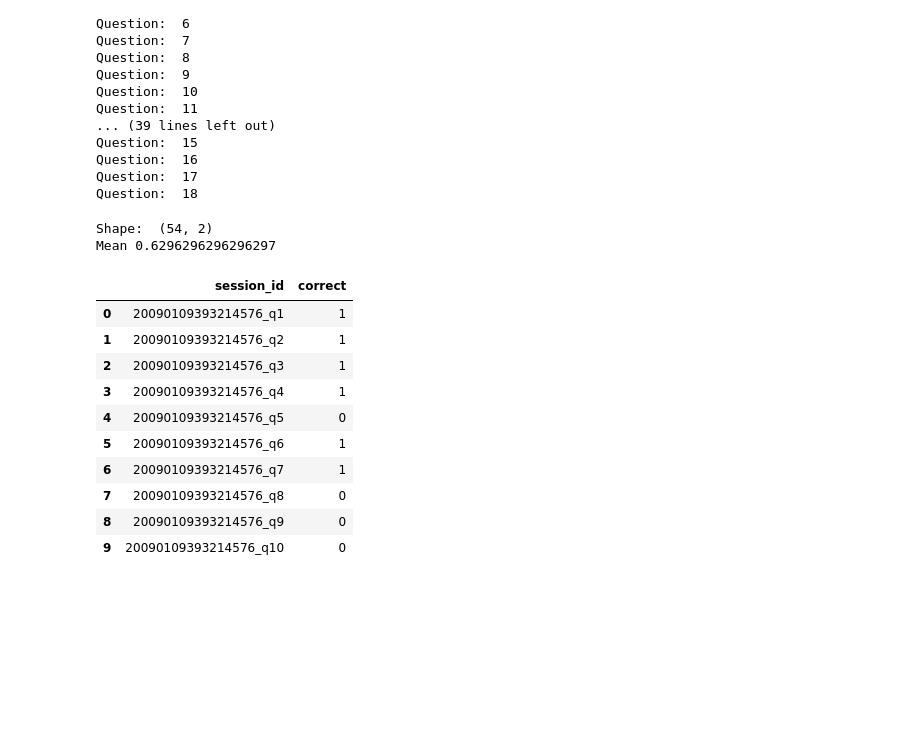
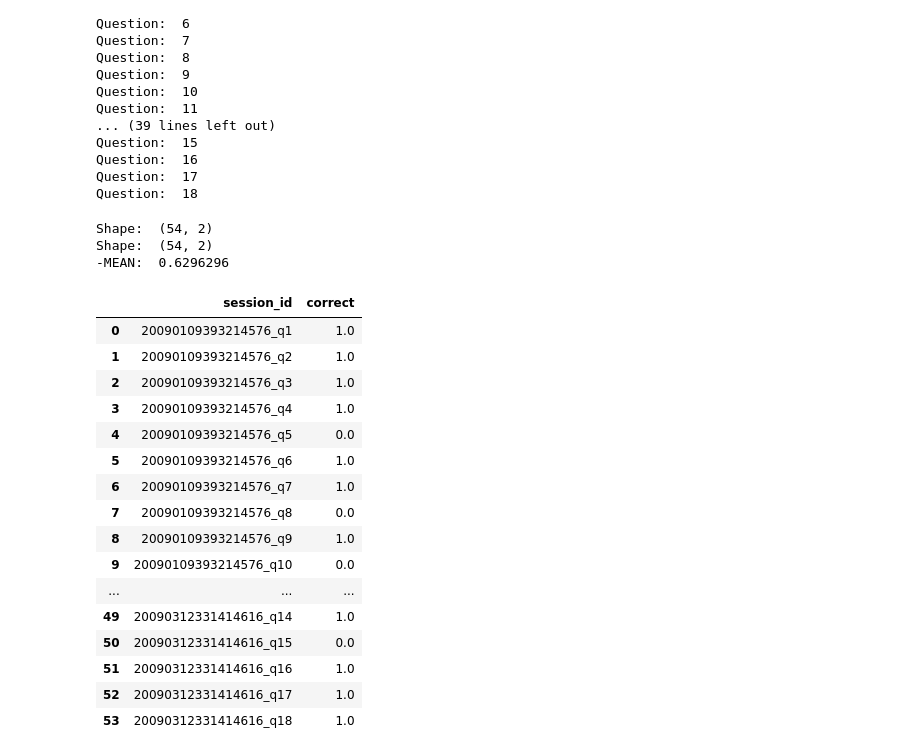
Before and after one commit to javihm77/kaggleChapu, a Jupyter notebook: catboost-baseline-chapu.ipynb, the cells around one changed output. Drawn from its saved outputs; the diff is of its cells as text; code cells hidden in the pictures; blank space fills up the shorter version.

```diff
--- a/catboost-baseline-chapu.ipynb
+++ b/catboost-baseline-chapu.ipynb
@@ -766,19 +770,29 @@ Question:  18
 # %%
 sub = pd.read_csv('submission.csv')
 print("Shape: ",sub.shape)
-print("Mean", sub.correct.mean())
-sub.head(10)
+sub1 = sub[sub["session_id"].str.contains("session_id") == False]
+print("Shape: ",sub1.shape)
+sub1["correct"] = pd.to_numeric(sub1["correct"], downcast="float")
+print("-MEAN: ",np.mean(sub1["correct"]))
+sub1.head(109)
 # %% [output]
 Shape:  (54, 2)
-Mean 0.6296296296296297
+Shape:  (54, 2)
+-MEAN:  0.6296296
 |  | session_id | correct |
-| 0 | 20090109393214576_q1 | 1 |
-| 1 | 20090109393214576_q2 | 1 |
-| 2 | 20090109393214576_q3 | 1 |
-| 3 | 20090109393214576_q4 | 1 |
-| 4 | 20090109393214576_q5 | 0 |
-| 5 | 20090109393214576_q6 | 1 |
-| 6 | 20090109393214576_q7 | 1 |
-| 7 | 20090109393214576_q8 | 0 |
-| 8 | 20090109393214576_q9 | 0 |
-| 9 | 20090109393214576_q10 | 0 |
+| 0 | 20090109393214576_q1 | 1.0 |
+| 1 | 20090109393214576_q2 | 1.0 |
+| 2 | 20090109393214576_q3 | 1.0 |
+| 3 | 20090109393214576_q4 | 1.0 |
+| 4 | 20090109393214576_q5 | 0.0 |
+| 5 | 20090109393214576_q6 | 1.0 |
+| 6 | 20090109393214576_q7 | 1.0 |
+| 7 | 20090109393214576_q8 | 0.0 |
+| 8 | 20090109393214576_q9 | 1.0 |
+| 9 | 20090109393214576_q10 | 0.0 |
+| ... | ... | ... |
+| 49 | 20090312331414616_q14 | 1.0 |
+| 50 | 20090312331414616_q15 | 0.0 |
+| 51 | 20090312331414616_q16 | 1.0 |
+| 52 | 20090312331414616_q17 | 1.0 |
+| 53 | 20090312331414616_q18 | 1.0 |
```
Also changed, not shown: parts of 11 cells of this notebook.
